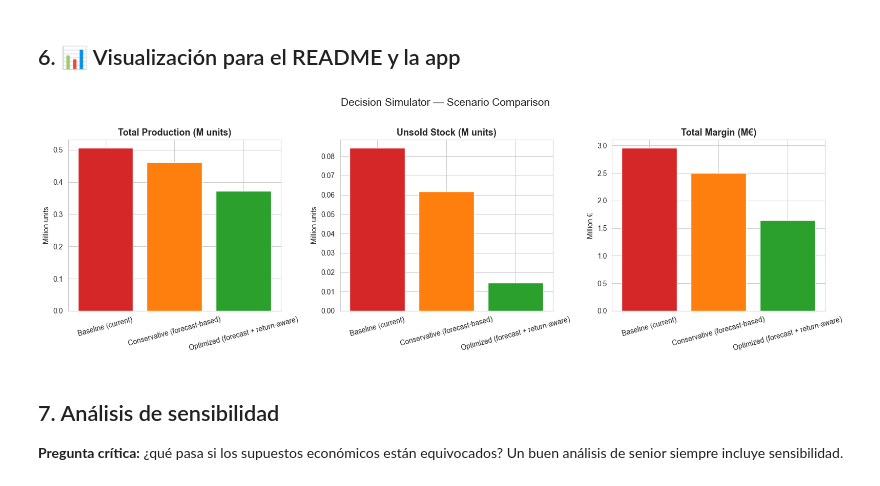
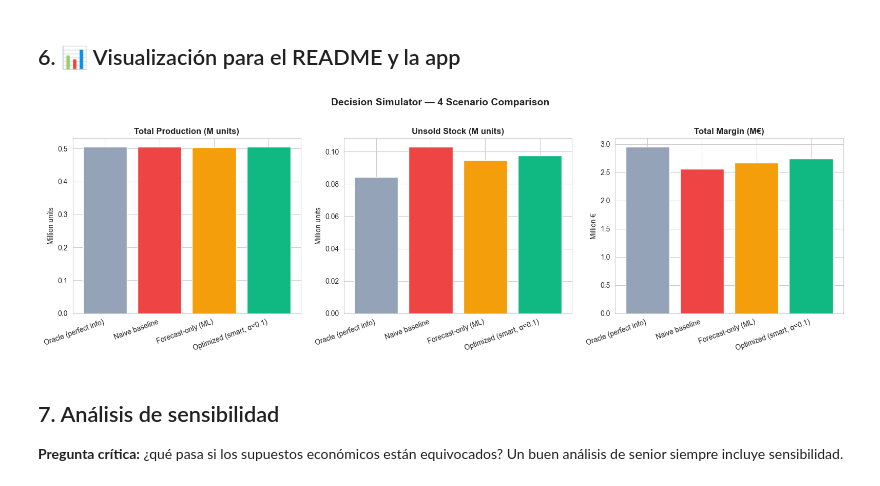
Before and after one commit to EstherBarrancoMotos/fashion-ai-engine, a Jupyter notebook: notebooks/04_simulator.ipynb, the cells around one changed output. Saved outputs shown, nothing was run; the diff lists cells and outputs as text; code cells hidden in the pictures.

Commit message:
feat(simulator): economic-score policy with calibrated alpha=0.1, +175K EUR (+6.8%) vs naive baseline

```diff
--- a/notebooks/04_simulator.ipynb
+++ b/notebooks/04_simulator.ipynb
@@ -219,17 +267,2 @@ Simulando: Optimized (forecast + return-aware)...
 # %% [markdown]
 ## 5. 🏆 Resultados: comparativa de P&L
-# %%
-pnl_summary = pd.DataFrame([s[0] for s in scenarios.values()])
-pnl_summary = pnl_summary[[
-    'scenario', 'total_production', 'total_sold_full', 'total_unsold',
-    'total_revenue', 'total_return_cost', 'total_margin',
-]]
-
-# Formato monetario
-for col in ['total_revenue', 'total_return_cost', 'total_margin']:
-    pnl_summary[col + '_M'] = (pnl_summary[col] / 1e6).round(2)
-
-print('=== P&L COMPARATIVA (€ MM) ===\n')
-display_cols = ['scenario', 'total_production', 'total_sold_full', 'total_unsold',
-                'total_revenue_M', 'total_return_cost_M', 'total_margin_M']
-print(pnl_summary[display_cols].to_string(index=False))
@@ -272,35 +318,35 @@ print(f'↩️  Reducción coste devoluciones: {return_cost_reduction/1e6:>+8.2f
 # %% [markdown]
 ## 6. 📊 Visualización para el README y la app
-# %%
-fig, axes = plt.subplots(1, 3, figsize=(16, 5))
-
-# Producción
-axes[0].bar(pnl_summary['scenario'], pnl_summary['total_production'] / 1e6,
-            color=['#d62728', '#ff7f0e', '#2ca02c'])
-axes[0].set_title('Total Production (M units)', fontsize=13, fontweight='bold')
-axes[0].set_ylabel('Million units')
-axes[0].tick_params(axis='x', rotation=15)
-
-# Stock no vendido
-axes[1].bar(pnl_summary['scenario'], pnl_summary['total_unsold'] / 1e6,
-            color=['#d62728', '#ff7f0e', '#2ca02c'])
-axes[1].set_title('Unsold Stock (M units)', fontsize=13, fontweight='bold')
-axes[1].set_ylabel('Million units')
-axes[1].tick_params(axis='x', rotation=15)
-
-# Margen
-axes[2].bar(pnl_summary['scenario'], pnl_summary['total_margin'] / 1e6,
-            color=['#d62728', '#ff7f0e', '#2ca02c'])
-axes[2].set_title('Total Margin (M€)', fontsize=13, fontweight='bold')
-axes[2].set_ylabel('Million €')
-axes[2].tick_params(axis='x', rotation=15)
-
-plt.suptitle('Decision Simulator — Scenario Comparison', fontsize=15, y=1.02)
-plt.tight_layout()
-plt.savefig(FIGURES_DIR / '09_simulator_comparison.png', dpi=120, bbox_inches='tight')
-plt.show()
-# %% [output]
-[figure, removed]
+# %%
+fig, axes = plt.subplots(1, 3, figsize=(16, 5))
+order = ['Oracle (perfect info)', 'Naive baseline', 'Forecast-only (ML)', f'Optimized (smart, α={ALPHA_OPTIMAL})']
+color_map = {
+    'Oracle (perfect info)':                     '#94a3b8',  # gris (techo teórico)
+    'Naive baseline':                            '#ef4444',  # rojo (peor caso)
+    'Forecast-only (ML)':                        '#f59e0b',  # naranja (intermedio)
+    f'Optimized (smart, α={ALPHA_OPTIMAL})':     '#10b981',  # verde (ganador)
+}
+df_plot = pnl_summary.set_index('scenario').loc[order]
+bar_colors = [color_map[s] for s in order]
+
+metrics = [('total_production', 'Total Production (M units)', 'Million units', 1e6),
+           ('total_unsold',     'Unsold Stock (M units)',     'Million units', 1e6),
+           ('total_margin',     'Total Margin (M€)',          'Million €',     1e6)]
+
+for ax, (col, title, ylabel, scale) in zip(axes, metrics):
+    ax.bar(range(len(order)), df_plot[col]/scale, color=bar_colors)
+    ax.set_title(title, fontsize=12, fontweight='bold')
+    ax.set_ylabel(ylabel)
+    ax.set_xticks(range(len(order)))
+    ax.set_xticklabels(order, rotation=20, ha='right')
+
+plt.suptitle('Decision Simulator — 4 Scenario Comparison', fontsize=14, fontweight='bold', y=1.02)
+plt.tight_layout()
+Path('reports/figures').mkdir(parents=True, exist_ok=True)
+plt.savefig('reports/figures/09_simulator_comparison.png', dpi=120, bbox_inches='tight')
+plt.show()
+# %% [output]
+[figure, added]
 # %% [markdown]
 ## 7. Análisis de sensibilidad
 
```
Also changed, not shown: parts of 17 cells of this notebook, 4 other files.
